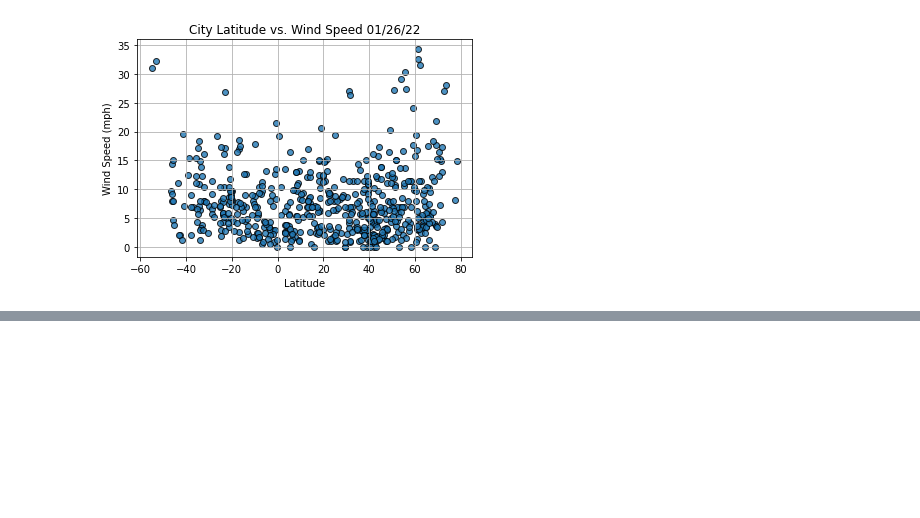
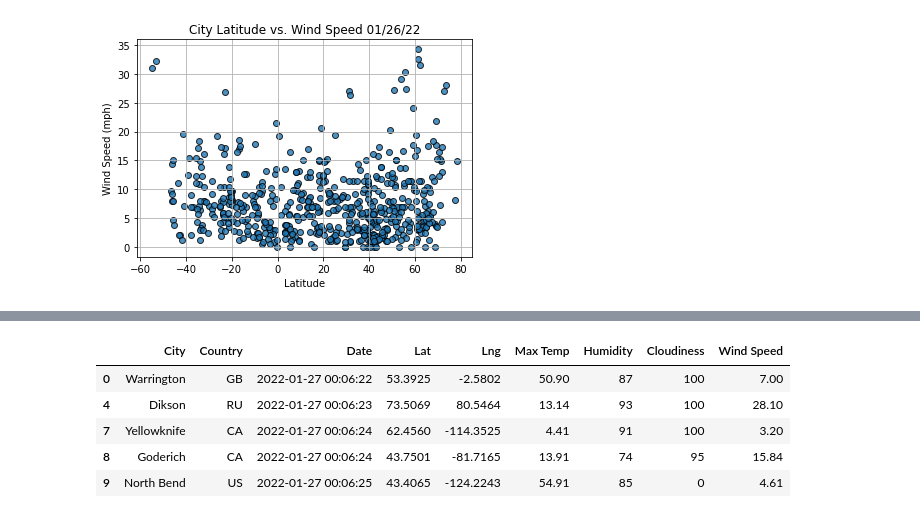
Before and after one commit to GrahamNeal13/World_Weather_Analysis, a Jupyter notebook: WeatherPy.ipynb, the cells around one changed output, grey strips where cells are left out. Saved outputs shown, nothing was run; the diff lists cells and outputs as text; code cells hidden in the pictures; blank space fills up the shorter version.

```diff
--- a/WeatherPy.ipynb
+++ b/WeatherPy.ipynb
@@ -258,0 +297,9 @@ plt.show()
+# %%
+city_data_df.loc[(city_data_df["Lat"] >= 0)].head()
+# %% [output]
+|  | City | Country | Date | Lat | Lng | Max Temp | Humidity | Cloudiness | Wind Speed |
+| 0 | Warrington | GB | 2022-01-27 00:06:22 | 53.3925 | -2.5802 | 50.90 | 87 | 100 | 7.00 |
+| 4 | Dikson | RU | 2022-01-27 00:06:23 | 73.5069 | 80.5464 | 13.14 | 93 | 100 | 28.10 |
+| 7 | Yellowknife | CA | 2022-01-27 00:06:24 | 62.4560 | -114.3525 | 4.41 | 91 | 100 | 3.20 |
+| 8 | Goderich | CA | 2022-01-27 00:06:24 | 43.7501 | -81.7165 | 13.91 | 74 | 95 | 15.84 |
+| 9 | North Bend | US | 2022-01-27 00:06:25 | 43.4065 | -124.2243 | 54.91 | 85 | 0 | 4.61 |
```
Also changed, not shown: parts of 5 cells of this notebook.
